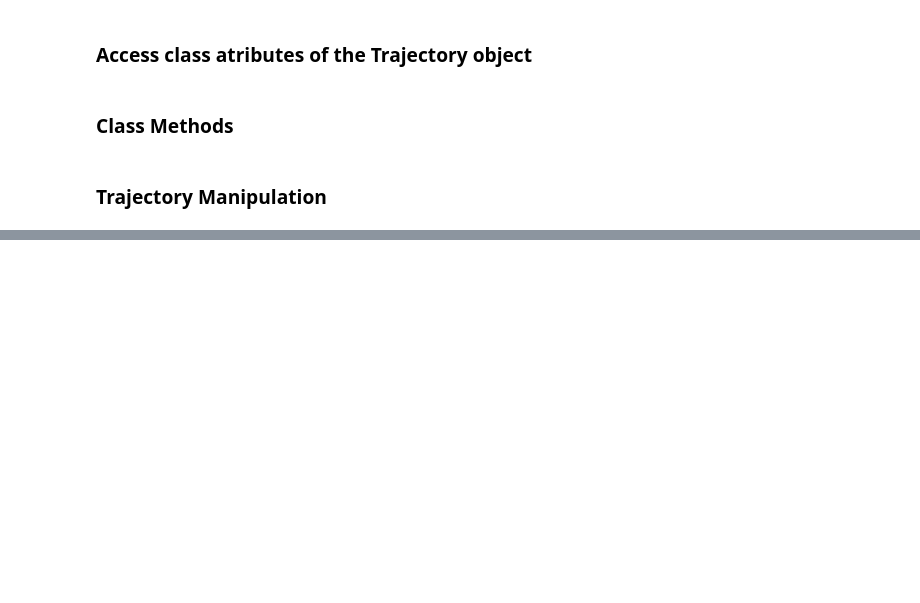
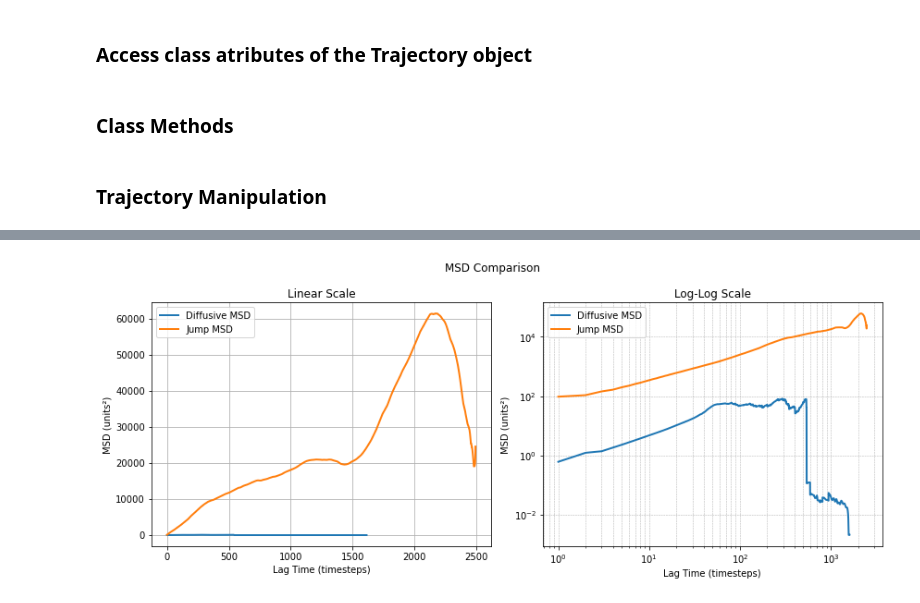
Before and after one commit to Karim-Ib/MD_Lammps_analysis, a Jupyter notebook: tutorial_notebook/Ion_analysis.ipynb, the cells around one changed output, grey strips where cells are left out. Saved outputs shown, nothing was run; the diff lists cells and outputs as text; code cells hidden in the pictures; blank space fills up the shorter version.

```diff
--- a/tutorial_notebook/Ion_analysis.ipynb
+++ b/tutorial_notebook/Ion_analysis.ipynb
@@ -666,7 +584,7 @@ def plot_msd_dual(msd_diff, lags_diff, msd_jump, lags_jump, title="MSD Compariso
     axes[0].grid(True)
 
     # Log-log plot
-    axes[1].loglog(lags_diff, msd_diff, label='Diffusive MSD', lw=2)
+    axes[1].loglog(lags_diff, msd_diff, label='Diffusive MSD', lw=2)a
     axes[1].loglog(lags_jump, msd_jump, label='Jump MSD', lw=2)
     axes[1].set_xlabel("Lag Time (timesteps)")
     axes[1].set_ylabel("MSD (units²)")
@@ -691,0 +665,16 @@ plot_msd_dual(msd_diff, lag_diff, msd_jump, lag_jump)
+# %%
+def get_diffusion_chunks(jump_timesteps, max_timestep):
+    chunk_starts = [0] + [jt + 1 for jt in jump_timesteps[:-1]]
+    chunk_ends = jump_timesteps.copy()
+    if chunk_ends[-1] < max_timestep - 1:
+        chunk_starts.append(chunk_ends[-1] + 1)
+        chunk_ends.append(max_timestep - 1)
+    return chunk_starts, chunk_ends
+# %%
+chunk_starts, chunk_ends = get_diffusion_chunks(jumps, len(h3o_ids_ts))
+
+avg_diff_msd, lags = compute_chunked_msd(trj, h3o_ids_ts, chunk_starts, chunk_ends)
+# %%
+plot_msd_dual(avg_diff_msd, lags, msd_jump, lag_jump)
+# %% [output]
+[figure, added]
```
Also changed, not shown: parts of 27 cells of this notebook, 1 other file.
